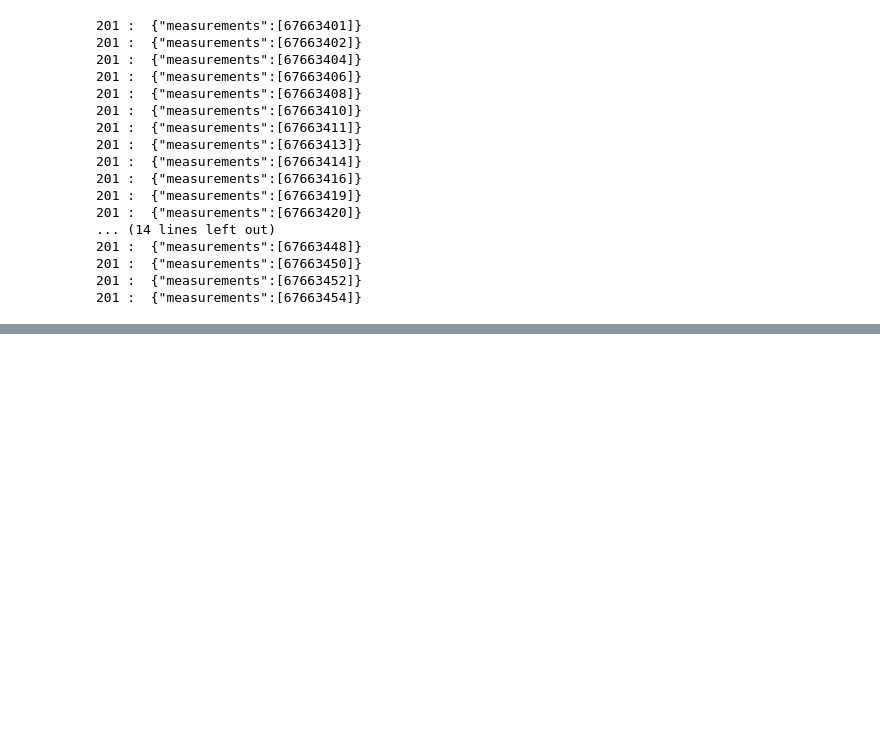
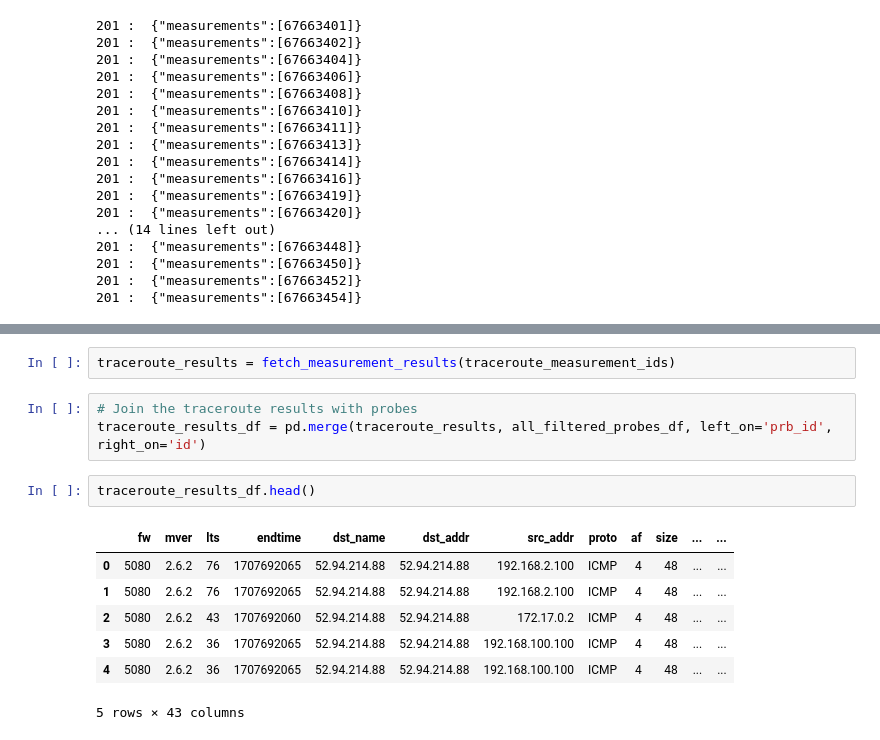
Before and after one commit to mpraski/cmb2023-assignment-3, a Jupyter notebook: assignment_three.ipynb, the cells around one changed output, grey strips where cells are left out. Drawn from its saved outputs; the diff is of its cells as text; blank space fills up the shorter version.

```diff
--- a/assignment_three.ipynb
+++ b/assignment_three.ipynb
@@ -457,0 +599,15 @@ traceroute_measurements = create_traceroute_measurements(all_filtered_probes, df
+# %%
+traceroute_results = fetch_measurement_results(traceroute_measurement_ids)
+# %%
+# Join the traceroute results with probes
+traceroute_results_df = pd.merge(traceroute_results, all_filtered_probes_df, left_on='prb_id', right_on='id')
+# %%
+traceroute_results_df.head()
+# %% [output]
+|  | fw | mver | lts | endtime | dst_name | dst_addr | src_addr | proto | af | size | ... | ... |
+| 0 | 5080 | 2.6.2 | 76 | 1707692065 | 52.94.214.88 | 52.94.214.88 | 192.168.2.100 | ICMP | 4 | 48 | ... | ... |
+| 1 | 5080 | 2.6.2 | 76 | 1707692065 | 52.94.214.88 | 52.94.214.88 | 192.168.2.100 | ICMP | 4 | 48 | ... | ... |
+| 2 | 5080 | 2.6.2 | 43 | 1707692060 | 52.94.214.88 | 52.94.214.88 | 172.17.0.2 | ICMP | 4 | 48 | ... | ... |
+| 3 | 5080 | 2.6.2 | 36 | 1707692065 | 52.94.214.88 | 52.94.214.88 | 192.168.100.100 | ICMP | 4 | 48 | ... | ... |
+| 4 | 5080 | 2.6.2 | 36 | 1707692065 | 52.94.214.88 | 52.94.214.88 | 192.168.100.100 | ICMP | 4 | 48 | ... | ... |
+5 rows × 43 columns
```
Also changed, not shown: parts of 11 cells of this notebook, 1 other file.
